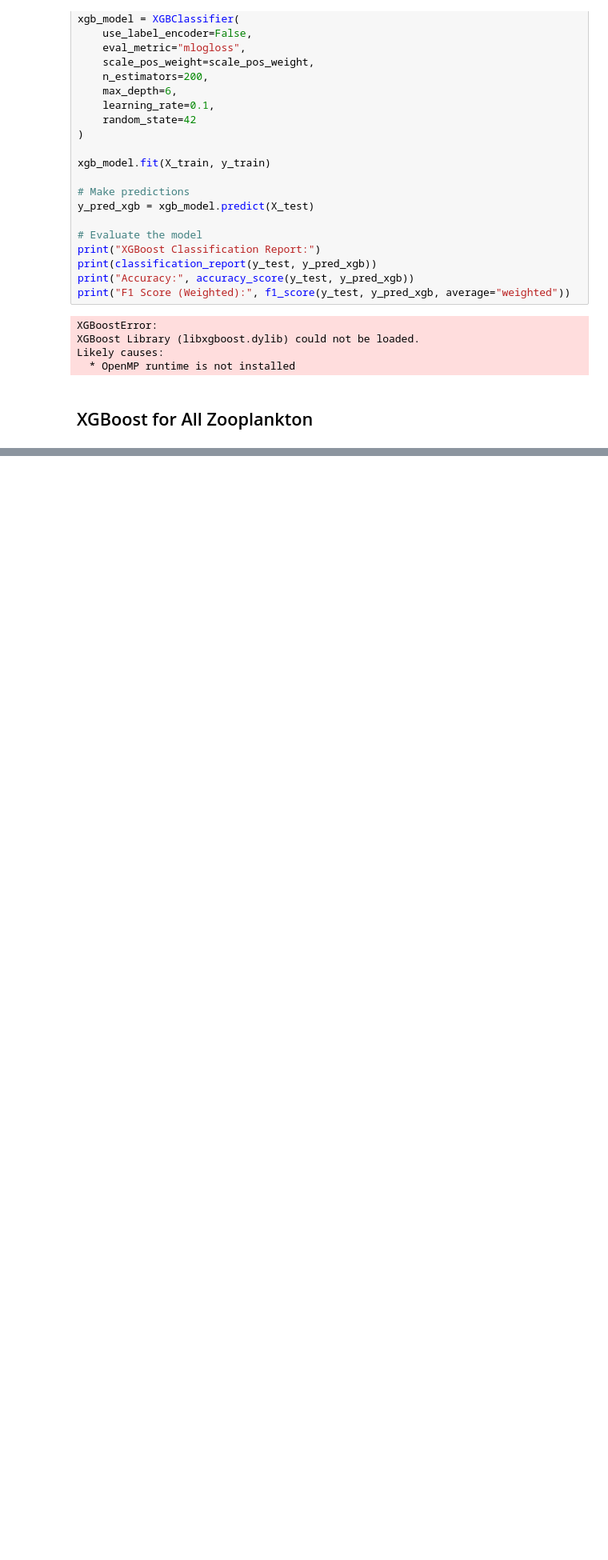
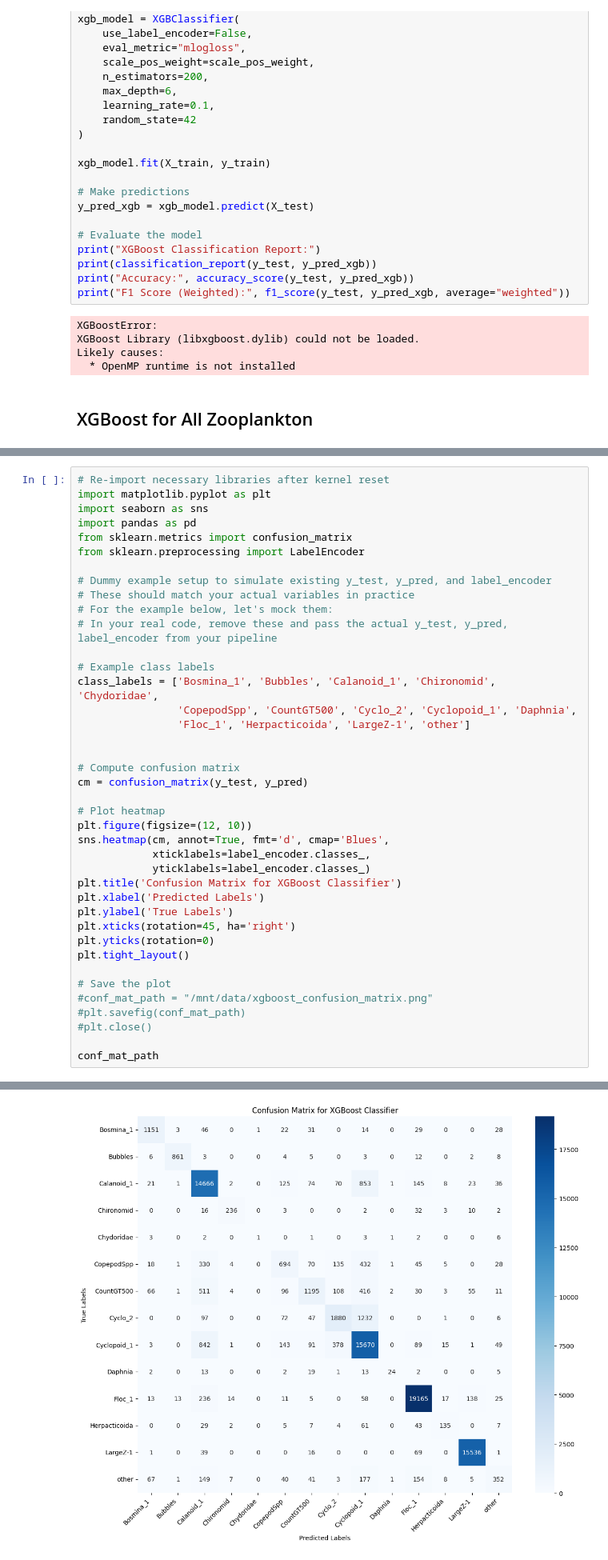
Before and after one commit to DaihaoWu/STA2453, a Jupyter notebook: Modelling/XGBoost_pred.ipynb, the cells around one changed output, grey strips where cells are left out. Shown: that part at 80% size. Saved outputs shown, nothing was run; the diff lists cells and outputs as text; blank space fills up the shorter version.

```diff
--- a/Modelling/XGBoost_pred.ipynb
+++ b/Modelling/XGBoost_pred.ipynb
@@ -280,0 +395,41 @@ Likely causes:
+# %%
+# Re-import necessary libraries after kernel reset
+import matplotlib.pyplot as plt
+import seaborn as sns
+import pandas as pd
+from sklearn.metrics import confusion_matrix
+from sklearn.preprocessing import LabelEncoder
+
+# Dummy example setup to simulate existing y_test, y_pred, and label_encoder
+# These should match your actual variables in practice
+# For the example below, let's mock them:
+# In your real code, remove these and pass the actual y_test, y_pred, label_encoder from your pipeline
+
+# Example class labels
+class_labels = ['Bosmina_1', 'Bubbles', 'Calanoid_1', 'Chironomid', 'Chydoridae',
+                'CopepodSpp', 'CountGT500', 'Cyclo_2', 'Cyclopoid_1', 'Daphnia',
+                'Floc_1', 'Herpacticoida', 'LargeZ-1', 'other']
+
+
+# Compute confusion matrix
+cm = confusion_matrix(y_test, y_pred)
+
+# Plot heatmap
+plt.figure(figsize=(12, 10))
+sns.heatmap(cm, annot=True, fmt='d', cmap='Blues',
+            xticklabels=label_encoder.classes_,
+            yticklabels=label_encoder.classes_)
+plt.title('Confusion Matrix for XGBoost Classifier')
+plt.xlabel('Predicted Labels')
+plt.ylabel('True Labels')
+plt.xticks(rotation=45, ha='right')
+plt.yticks(rotation=0)
+plt.tight_layout()
+
+# Save the plot
+#conf_mat_path = "/mnt/data/xgboost_confusion_matrix.png"
+#plt.savefig(conf_mat_path)
+#plt.close()
+
+conf_mat_path
+# %% [output]
@@ -280,0 +437 @@ Likely causes:
+[figure, added]
```
Also changed, not shown: parts of 5 cells of this notebook, 8 other files.
